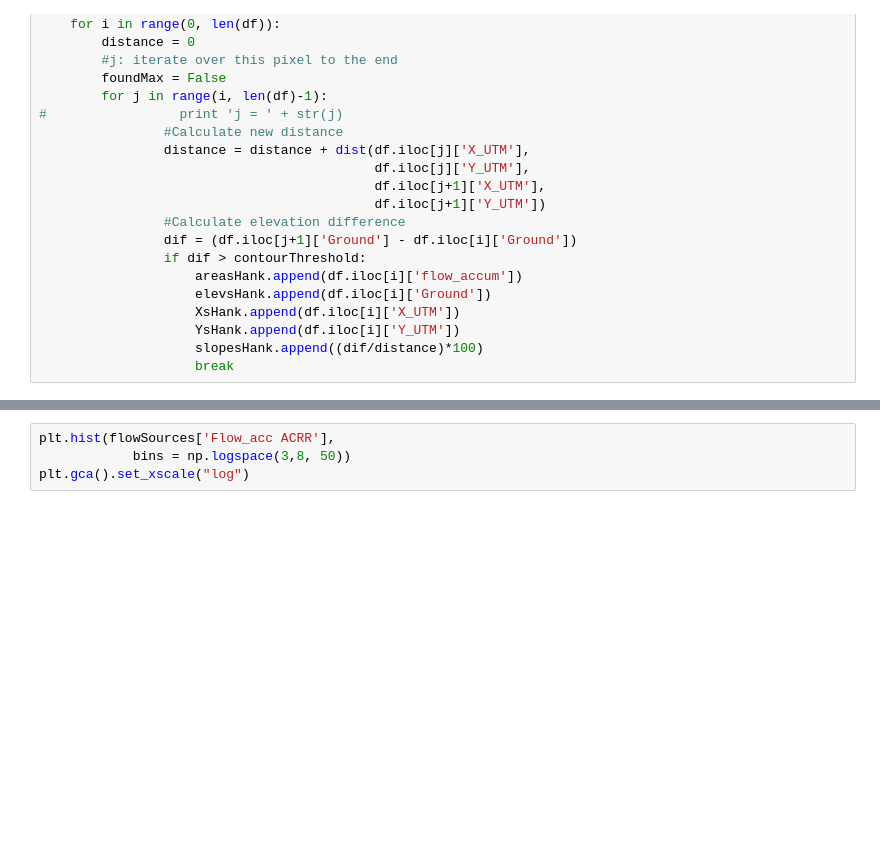
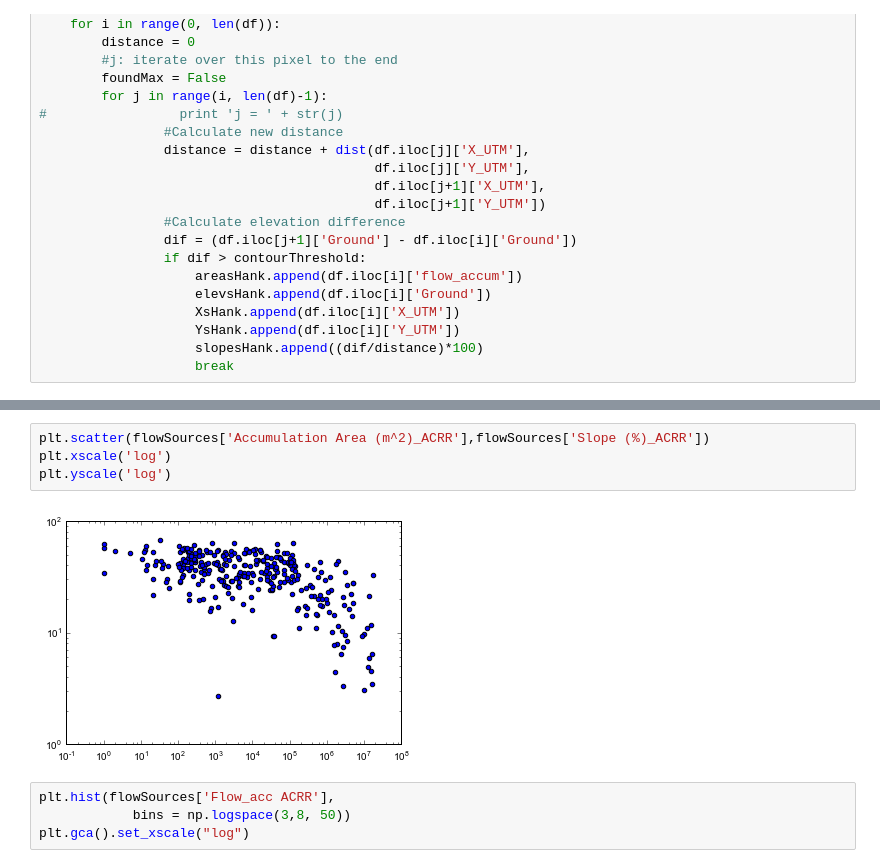
Before and after one commit to jessehahm/SlopeAreaAnalysis, a Jupyter notebook: Slope-Area from Nodes.ipynb, the cells around one changed output, grey strips where cells are left out. Saved outputs shown, nothing was run; the diff lists cells and outputs as text; blank space fills up the shorter version.

```diff
--- a/Slope-Area from Nodes.ipynb
+++ b/Slope-Area from Nodes.ipynb
@@ -244,3 +279,9 @@ plt.savefig('Figs\\ChannelNetwork-SlopeArea-Elder3mHistogram.pdf')
+# %%
+plt.scatter(flowSources['Accumulation Area (m^2)_ACRR'],flowSources['Slope (%)_ACRR'])
+plt.xscale('log')
+plt.yscale('log')
+# %% [output]
+[figure, added]
 # %%
 plt.hist(flowSources['Flow_acc ACRR'],
             bins = np.logspace(3,8, 50))
```
Also changed, not shown: parts of 16 cells of this notebook, 9 other files.
